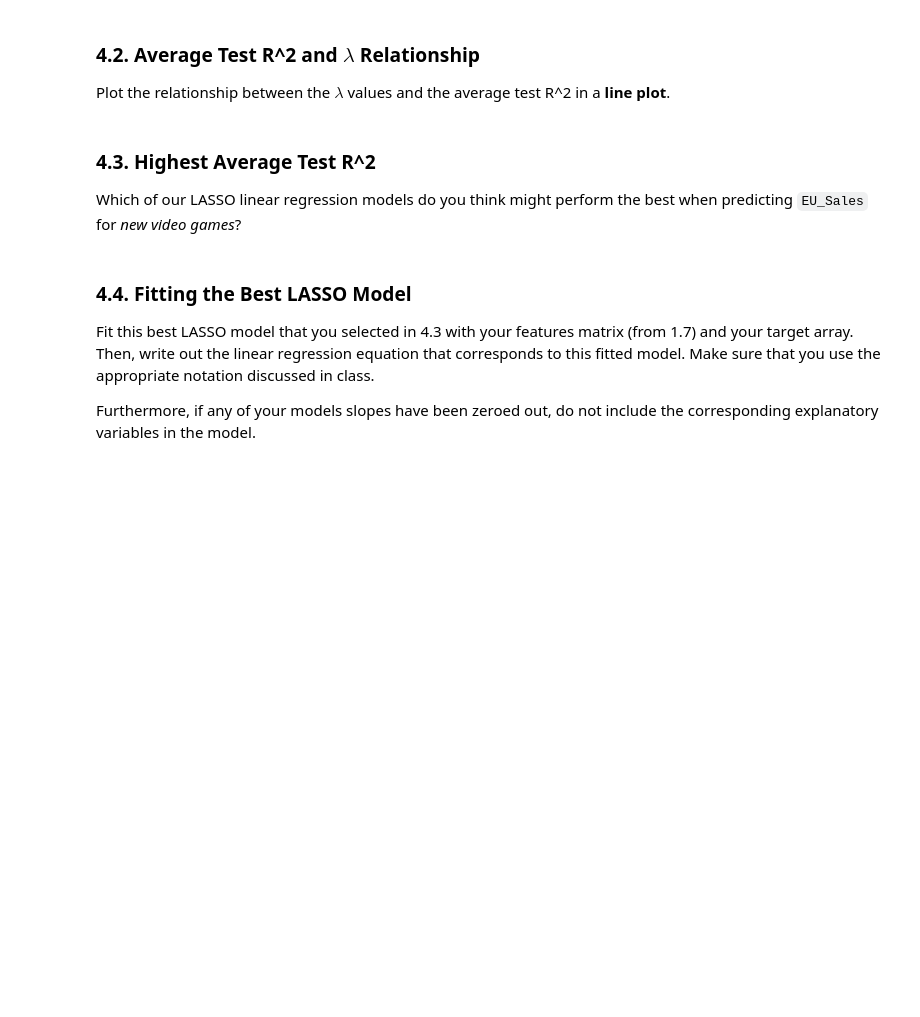
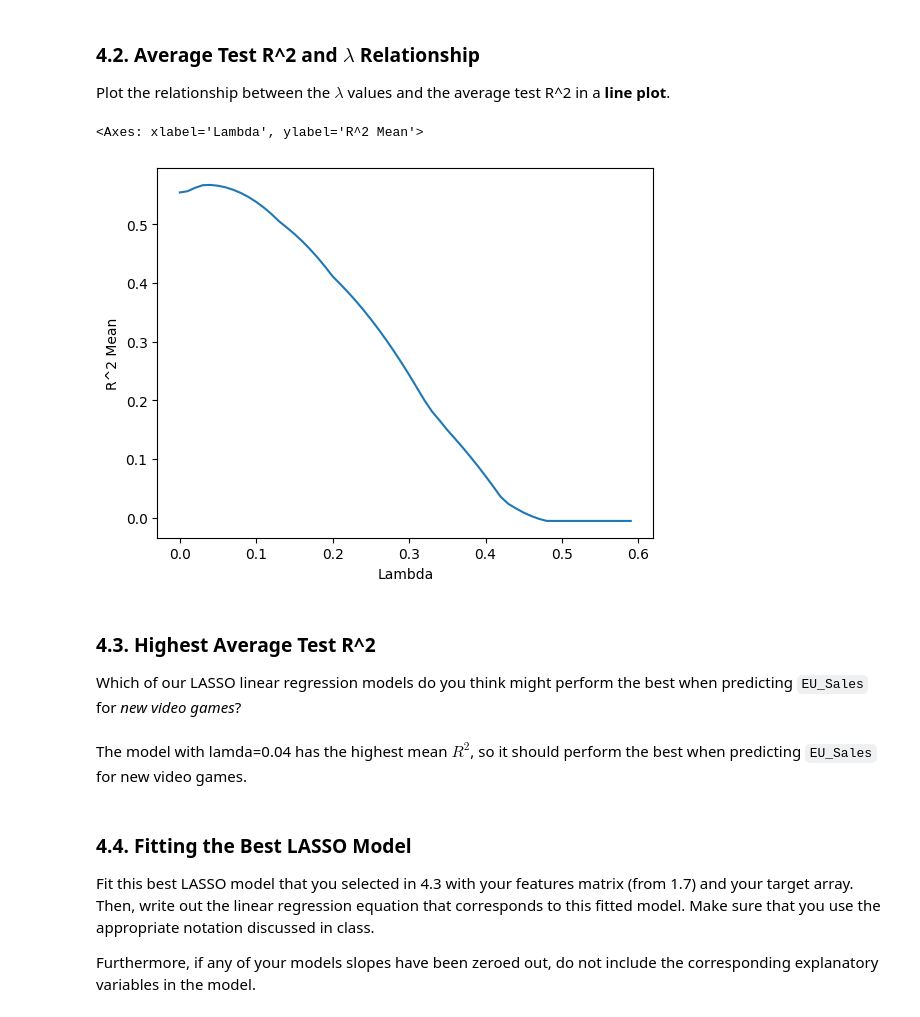
Before and after one commit to ryguy2k4/stat207, a Jupyter notebook: lab_09/lab_09_individual.ipynb, the cells around one changed output. Saved outputs shown, nothing was run; the diff lists cells and outputs as text; code cells hidden in the pictures; blank space fills up the shorter version.

```diff
--- a/lab_09/lab_09_individual.ipynb
+++ b/lab_09/lab_09_individual.ipynb
@@ -402,6 +405,8 @@ First, instanatiate (but don't fit) a LASSO model object with $\lambda=0.25$.
 ### 3.2. k=5 Fold Cross-Validation
 
 Next, instantiate a k=5 fold object that *will* randomly split the dataset up into k=5 test folds. Your dataset should be randomly shuffled first before creating the test folds. Use a random state of `207`.
+# %%
+cross_val = KFold(n_splits=5, shuffle=True, random_state=207)
 # %% [markdown]
 ### 3.3. Cross-Validation
 
@@ -427,3 +441,12 @@ Your final result of this problem should include a *dataframe* that has three co
 * the $\lambda$ value
 * the *average* test R^2 that correspond to this $\lambda$ value
 * the *standard deviation* test R^2 that correspond to this $\lambda$ value.
+# %%
+data = []
+for i in np.arange(0,0.6,0.01):
+    lasso_model = Lasso(alpha=i, max_iter=1000, random_state=207)
+    scores = cross_val_score(lasso_model, df_features, df_target, cv=cross_val, scoring="r2")
+    data.append([i, scores.mean(), scores.std()])
+
+df_scores = pd.DataFrame(data, columns=["Lambda", "R^2 Mean", "R^2 Std"])
+df_scores
@@ -431,10 +472,17 @@ Your final result of this problem should include a *dataframe* that has three co
 ### 4.2. Average Test R^2 and $\lambda$ Relationship
 
 Plot the relationship between the $\lambda$ values and the average test R^2 in a **line plot**.
+# %%
+sns.lineplot(x="Lambda",y="R^2 Mean",data=df_scores)
+# %% [output]
+<Axes: xlabel='Lambda', ylabel='R^2 Mean'>
+[figure, added]
 # %% [markdown]
 ### 4.3. Highest Average Test R^2
 
 Which of our LASSO linear regression models do you think might perform the best when predicting `EU_Sales` for *new video games*?
+# %% [markdown]
+The model with lamda=0.04 has the highest mean $R^2$, so it should perform the best when predicting `EU_Sales` for new video games.
 # %% [markdown]
 ### 4.4. Fitting the Best LASSO Model
 
```
Also changed, not shown: parts of 28 cells of this notebook.
